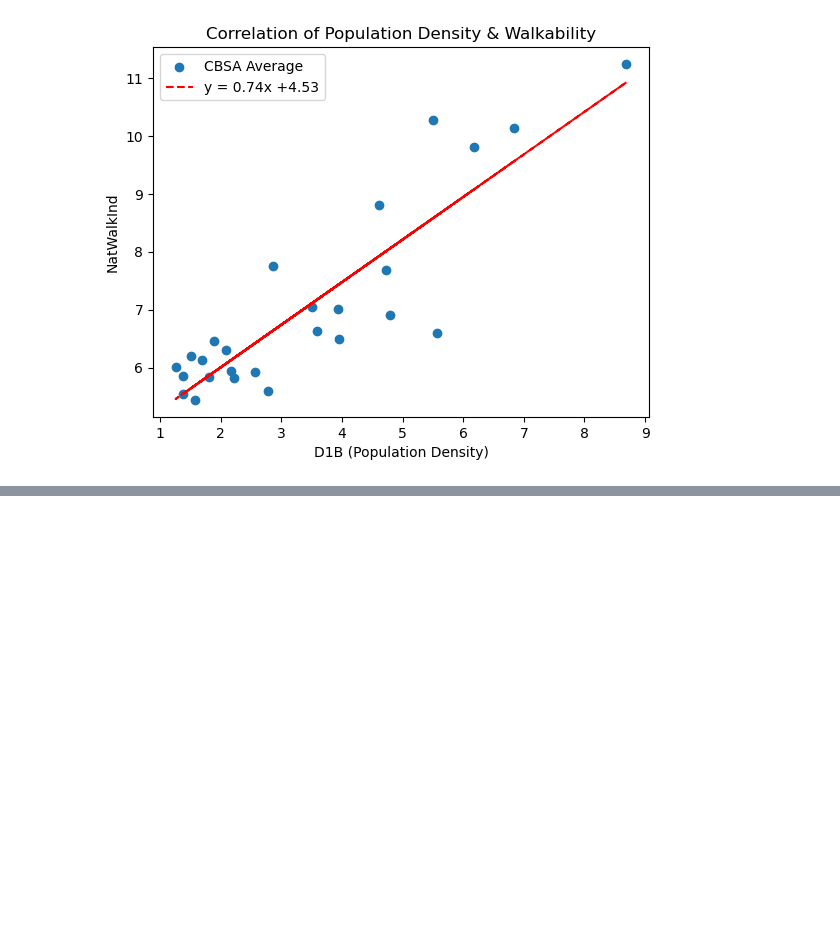
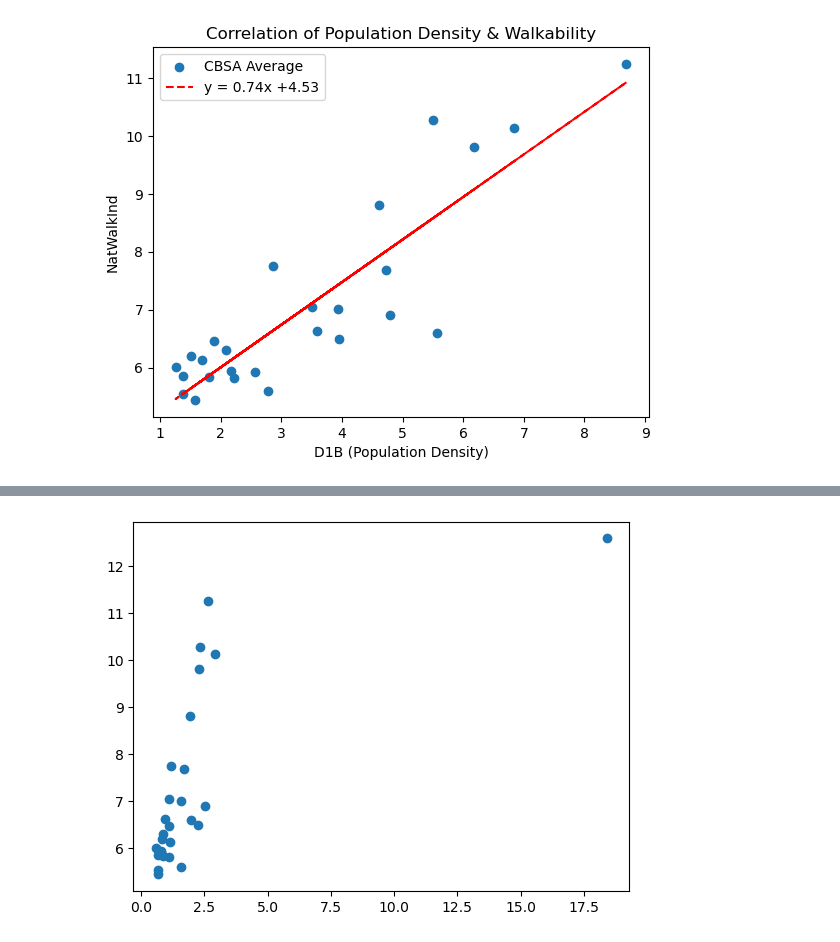
Before and after one commit to fgsalomao/Study---Immigrant-housing-by-class, a Jupyter notebook: Population_Density_and_Unprotected_Area .ipynb, the cells around one changed output, grey strips where cells are left out. Saved outputs shown, nothing was run; the diff lists cells and outputs as text; code cells hidden in the pictures; blank space fills up the shorter version.

```diff
--- a/Population_Density_and_Unprotected_Area .ipynb
+++ b/Population_Density_and_Unprotected_Area .ipynb
@@ -119,3 +208,7 @@ plt.show()
 The r-square-value is: 0.7718485199544515
 The p-value is: 3.6091953313889607e-09
 [figure]
+# %%
+# Finding means grouped by CBSA
+d1c_mean_df = density_area_df_grouped.mean()[['D1C', 'NatWalkInd']]
+d1c_mean_df.head()
@@ -121,0 +223,8 @@ The p-value is: 3.6091953313889607e-09
+# %%
+# Scatter plot
+d1c_x_values = d1c_mean_df['D1C']
+d1c_y_values = d1c_mean_df['NatWalkInd']
+plt.scatter(d1c_x_values, d1c_y_values)
+plt.show()
+# %% [output]
+[figure, added]
```
Also changed, not shown: parts of 15 cells of this notebook.
